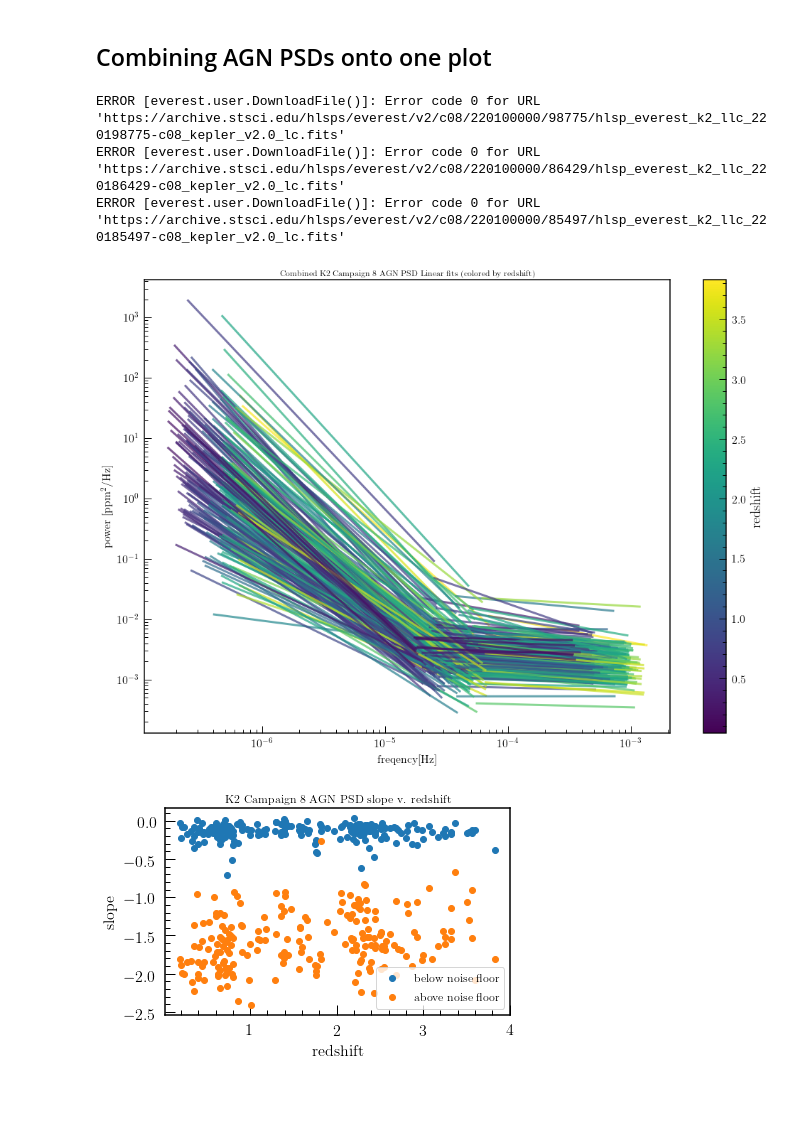
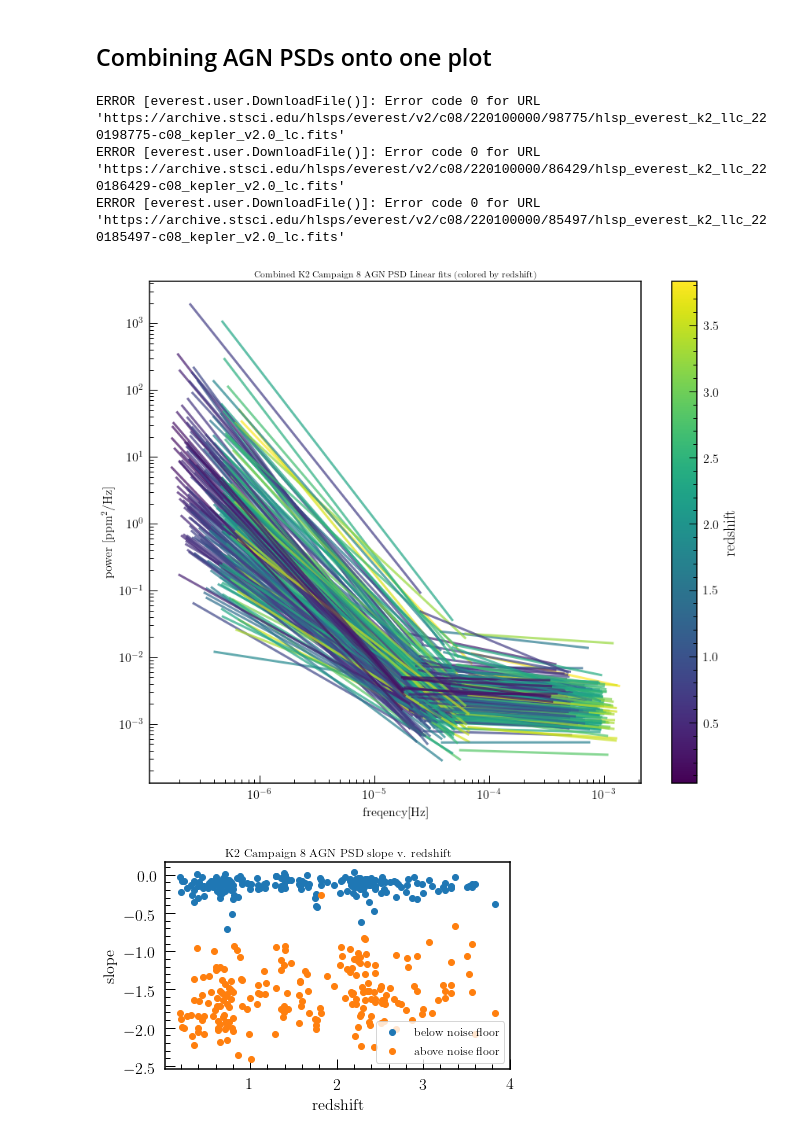
Before and after one commit to rrybuttry/agn_everest, a Jupyter notebook: PSD_Combined.ipynb, the cells around one changed output. Saved outputs shown, nothing was run; the diff lists cells and outputs as text; code cells hidden in the pictures; blank space fills up the shorter version.

```diff
--- a/PSD_Combined.ipynb
+++ b/PSD_Combined.ipynb
@@ -18,7 +18,7 @@ campaign = 8
 
 epics = np.array(df['EPIC ID'])
 # %%
-plt.figure(figsize=(14,10))
+plt.figure(figsize=(12,10))
 
 mags = np.array(df['ZSPEC'])
 # creating colorscale based on magnitude
@@ -92,34 +92,34 @@ for epic in epics[:]:
         # color by mag or reshift
         mag = df['ZSPEC'][df['EPIC ID']==epic].values[0]
 
         color_ = cmap(norm(mag))
 
         # plot
         plt.plot(freq[~noise_floor_mask], 10**(np.log10(freq[~noise_floor_mask])*m+b), linewidth=3, alpha = 0.7, color= color_)
         plt.plot(freq[noise_floor_mask], 10**(np.log10(freq[noise_floor_mask])*m_noise+b_noise), linewidth=3, alpha = 0.7, color=color_)
 
         m_arr.append(m)
         m_noise_arr.append(m_noise)
         color_params.append(mag)
         channels.append(df['CHANNEL'][df['EPIC ID']==epic].values[0])
 
     except:
         pass
 
 
 plt.xscale('log')
 plt.yscale('log')
 plt.ylabel("power [$\mathrm{ppm}^2/\mathrm{Hz}$]")
 plt.xlabel("freqency[Hz]")
 plt.title("Combined K2 Campaign 8 AGN PSD Linear fits (colored by redshift)")
 
 plt.tight_layout()
 #plt.savefig("/home/rachel/Research/K2/submit/PSD_combined_AGN_%s.png"%N)
 # %% [output]
 ERROR [everest.user.DownloadFile()]: Error code 0 for URL 'https://archive.stsci.edu/hlsps/everest/v2/c08/220100000/98775/hlsp_everest_k2_llc_220198775-c08_kepler_v2.0_lc.fits'
 ERROR [everest.user.DownloadFile()]: Error code 0 for URL 'https://archive.stsci.edu/hlsps/everest/v2/c08/220100000/86429/hlsp_everest_k2_llc_220186429-c08_kepler_v2.0_lc.fits'
 ERROR [everest.user.DownloadFile()]: Error code 0 for URL 'https://archive.stsci.edu/hlsps/everest/v2/c08/220100000/85497/hlsp_everest_k2_llc_220185497-c08_kepler_v2.0_lc.fits'
-[figure, old version]
+[figure, new version]
 # %%
 plt.plot(color_params, m_noise_arr, 'o', label="below noise floor")
 plt.plot(color_params, m_arr, 'o', label="above noise floor")
```
Also changed, not shown: parts of 3 cells of this notebook, 3 other files.
